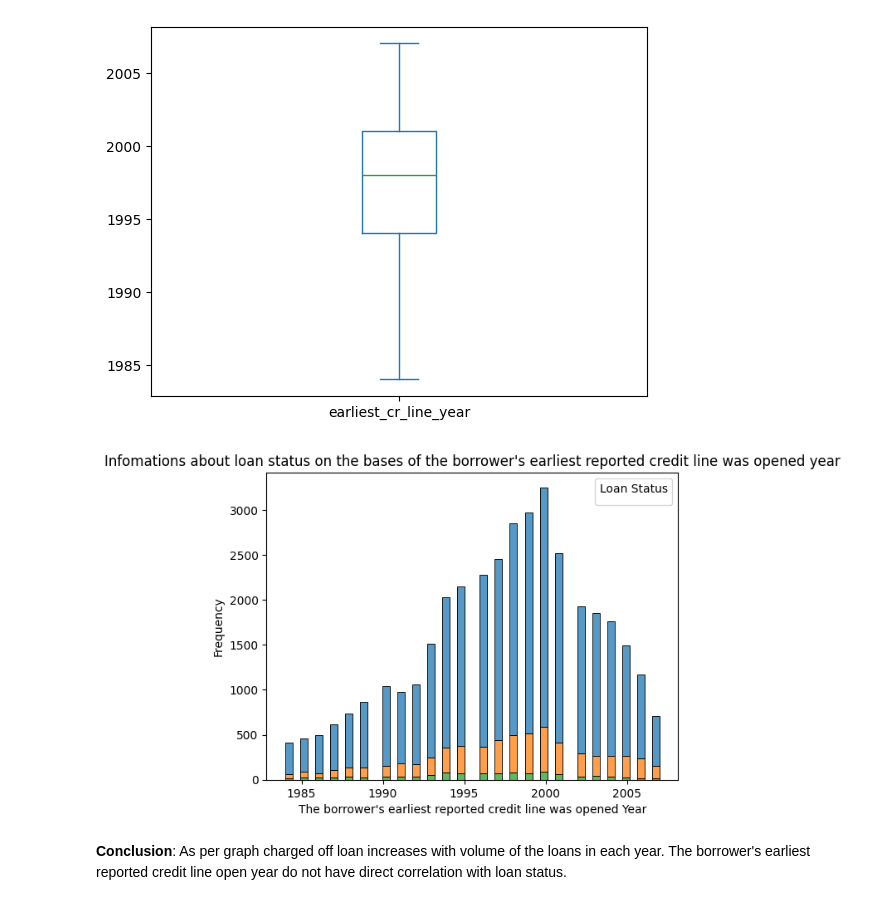
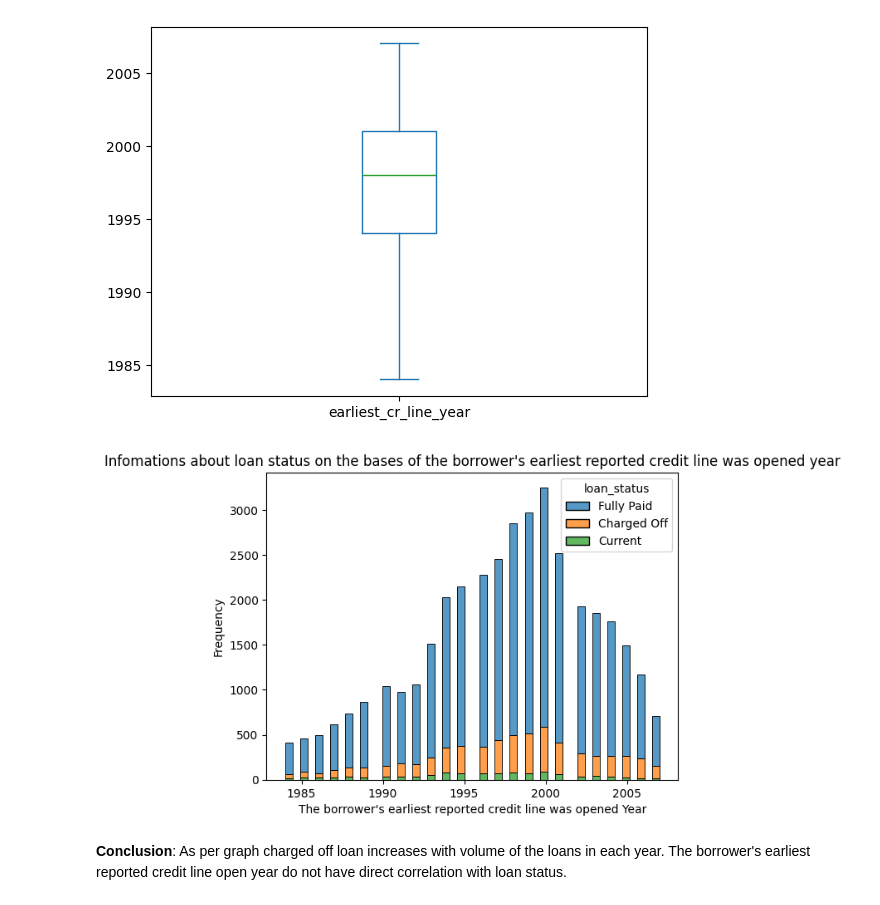
Before and after one commit to AshishTondon/LendingClubCaseStudy, a Jupyter notebook: uday_kumar_kolluru.ipynb, the cells around one changed output. Drawn from its saved outputs; the diff is of its cells as text; code cells hidden in the pictures.

```diff
--- a/uday_kumar_kolluru.ipynb
+++ b/uday_kumar_kolluru.ipynb
@@ -623,15 +623,14 @@ erCredicLineYear["earliest_cr_line_year"].plot.box()
 # %%
 # Creating frequencey histogram for earliest_cr_line year
 sns.histplot(data=erCredicLineYear, x="earliest_cr_line_year", hue="loan_status", bins=50, multiple="stack")
 
 plt.xlabel("The borrower's earliest reported credit line was opened Year")
 plt.ylabel("Frequency")
 plt.title("Infomations about loan status on the bases of the borrower's earliest reported credit line was opened year")
-plt.legend(title="Loan Status")
 
 plt.show()
 # %% [output]
-[figure, old version]
+[figure, new version]
 # %% [markdown]
 **Conclusion**: As per graph charged off loan increases with volume of the loans in each year. The borrower's earliest reported credit line open year do not have direct correlation with loan status.
 # %% [markdown]
```
